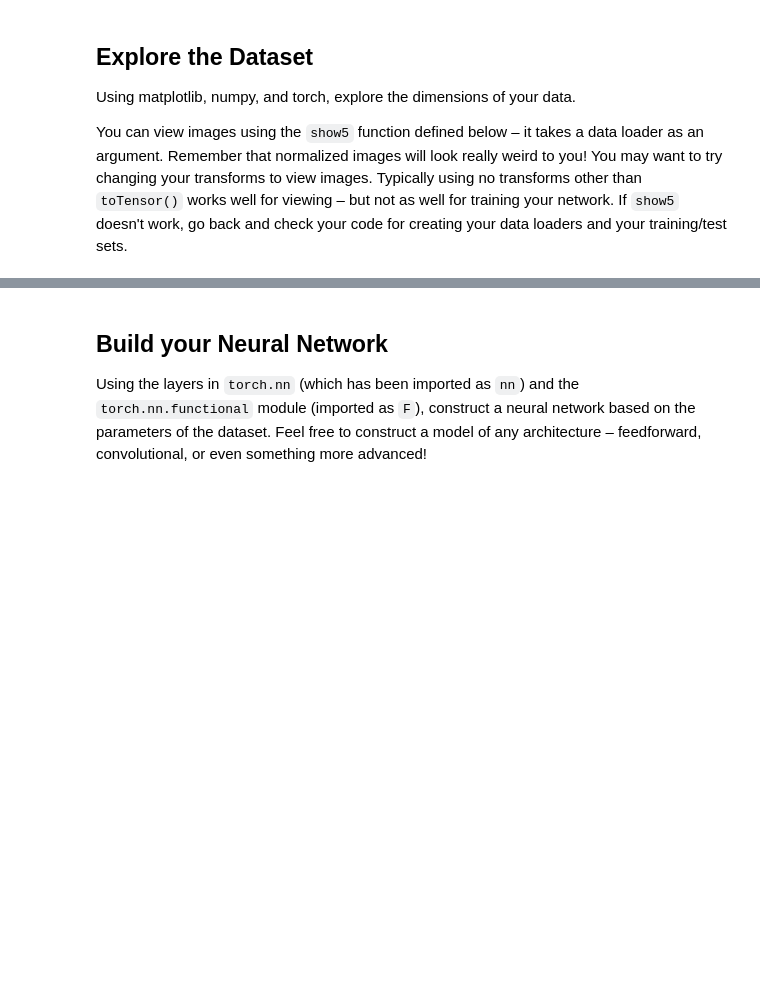
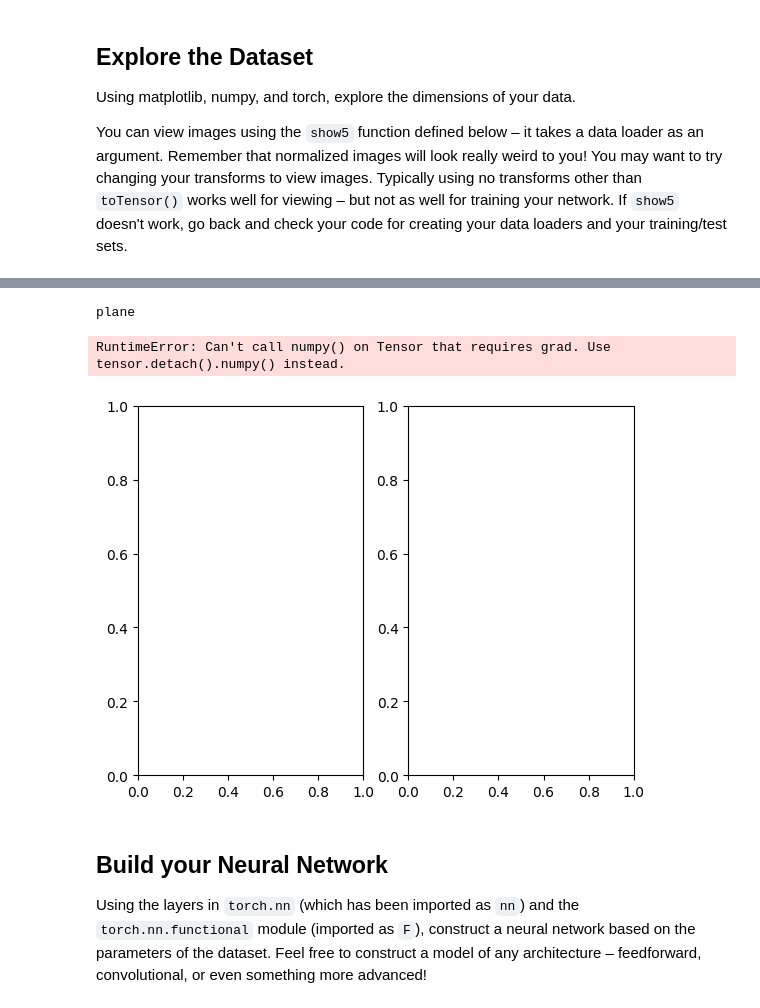
Before and after one commit to morbrian/cifar-10-image-classifier, a Jupyter notebook: CIFAR-10_Image_Classifier-STARTER.ipynb, the cells around one changed output, grey strips where cells are left out. Drawn from its saved outputs; the diff is of its cells as text; code cells hidden in the pictures; blank space fills up the shorter version.

```diff
--- a/CIFAR-10_Image_Classifier-STARTER.ipynb
+++ b/CIFAR-10_Image_Classifier-STARTER.ipynb
@@ -151,3 +168,36 @@ plane
+# %%
+def show2d(image, label):
+    fig, axarr = plt.subplots(1, 2)
+
+    image_normalized = image.numpy()
+    axarr[0].imshow(image_normalized.T)
+    axarr[0].set_title(f"Normalized {label}")
+
+    # from pytorch.org cifar10 docs
+    image_unnormal = image / 2 + 0.5
+    image_unnormal = image_unnormal.numpy()
+    axarr[1].imshow(image_unnormal.T)
+    axarr[1].set_title(f"Regular {label}")
+
+    plt.show()
+
+def explore(img_loader):
+    dataiter = iter(img_loader)
+    batch = next(dataiter)
+    labels = batch[1][0:5]
+    images = batch[0][0:5]
+    for i in range(5):
+        image = images[i]
+        print(classes[labels[i]])
+        conv1 = nn.Conv2d(3, 16, kernel_size=3, stride=1, padding=1)
+        conv1_image = conv1(image)
+        show2d(conv1_image, classes[labels[i]])
+
+explore(trainloader_noshuffle)
+# %% [output]
+plane
+RuntimeError: Can't call numpy() on Tensor that requires grad. Use tensor.detach().numpy() instead.
+[figure, added]
 # %% [markdown]
 ## Build your Neural Network
 Using the layers in `torch.nn` (which has been imported as `nn`) and the `torch.nn.functional` module (imported as `F`), construct a neural network based on the parameters of the dataset.
```
Also changed, not shown: parts of 7 cells of this notebook.
